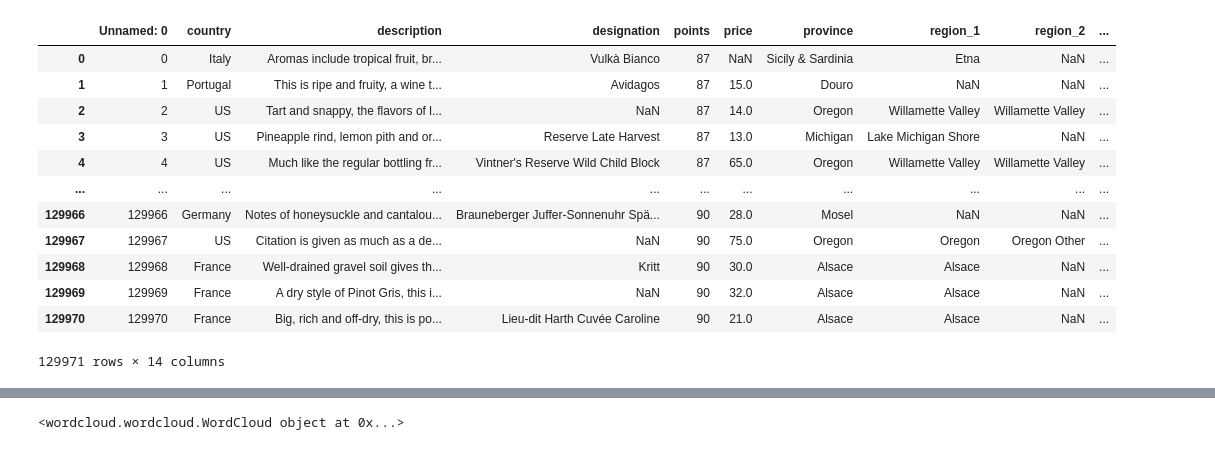
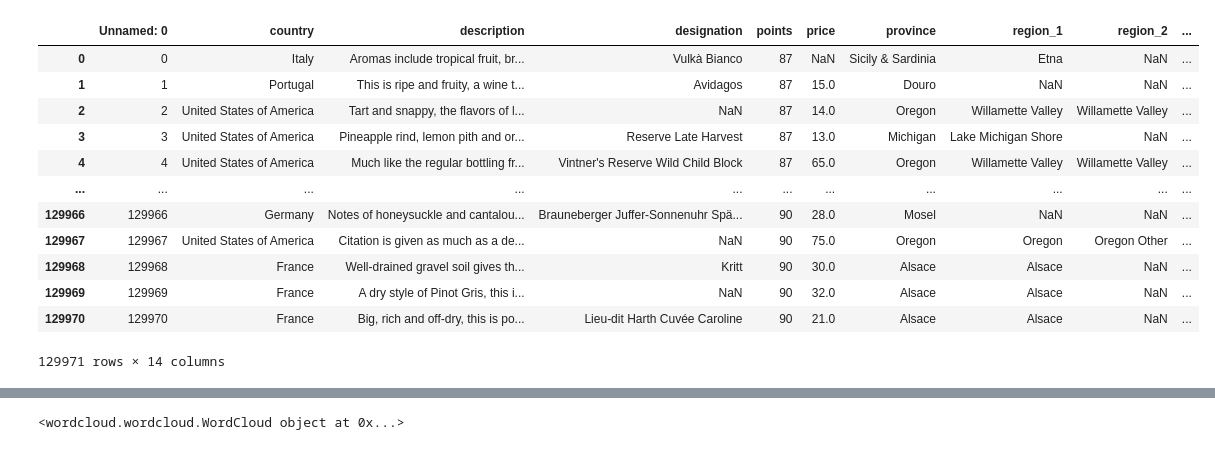
Before and after one commit to dilara444/TechLabsDUS_WineNot, a Jupyter notebook: notebooks/Katya-notebook.ipynb, the cells around one changed output, grey strips where cells are left out. Cells and saved outputs as stored; diff of their text form; code cells hidden in the pictures.

```diff
--- a/notebooks/Katya-notebook.ipynb
+++ b/notebooks/Katya-notebook.ipynb
@@ -100,18 +11,18 @@ from matplotlib.colors import Normalize
 from matplotlib import cm
 import matplotlib.patches as mpatches
 # %%
-wine_df = pd.read_csv('/Users/katrin/WineNot/TechLabsDUS_WineNot/data/raw/winemag-data-130k-v2.csv')
+wine_df = pd.read_csv('/Users/katrin/WineNot/TechLabsDUS_WineNot/data/cleaned/df_wine1.csv')
 display(wine_df)
 # %% [output]
 |  | Unnamed: 0 | country | description | designation | points | price | province | region_1 | region_2 | ... |
 | 0 | 0 | Italy | Aromas include tropical fruit, br... | Vulkà Bianco | 87 | NaN | Sicily & Sardinia | Etna | NaN | ... |
 | 1 | 1 | Portugal | This is ripe and fruity, a wine t... | Avidagos | 87 | 15.0 | Douro | NaN | NaN | ... |
-| 2 | 2 | US | Tart and snappy, the flavors of l... | NaN | 87 | 14.0 | Oregon | Willamette Valley | Willamette Valley | ... |
-| 3 | 3 | US | Pineapple rind, lemon pith and or... | Reserve Late Harvest | 87 | 13.0 | Michigan | Lake Michigan Shore | NaN | ... |
-| 4 | 4 | US | Much like the regular bottling fr... | Vintner's Reserve Wild Child Block | 87 | 65.0 | Oregon | Willamette Valley | Willamette Valley | ... |
+| 2 | 2 | United States of America | Tart and snappy, the flavors of l... | NaN | 87 | 14.0 | Oregon | Willamette Valley | Willamette Valley | ... |
+| 3 | 3 | United States of America | Pineapple rind, lemon pith and or... | Reserve Late Harvest | 87 | 13.0 | Michigan | Lake Michigan Shore | NaN | ... |
+| 4 | 4 | United States of America | Much like the regular bottling fr... | Vintner's Reserve Wild Child Block | 87 | 65.0 | Oregon | Willamette Valley | Willamette Valley | ... |
 | ... | ... | ... | ... | ... | ... | ... | ... | ... | ... | ... |
 | 129966 | 129966 | Germany | Notes of honeysuckle and cantalou... | Brauneberger Juffer-Sonnenuhr Spä... | 90 | 28.0 | Mosel | NaN | NaN | ... |
-| 129967 | 129967 | US | Citation is given as much as a de... | NaN | 90 | 75.0 | Oregon | Oregon | Oregon Other | ... |
+| 129967 | 129967 | United States of America | Citation is given as much as a de... | NaN | 90 | 75.0 | Oregon | Oregon | Oregon Other | ... |
 | 129968 | 129968 | France | Well-drained gravel soil gives th... | Kritt | 90 | 30.0 | Alsace | Alsace | NaN | ... |
 | 129969 | 129969 | France | A dry style of Pinot Gris, this i... | NaN | 90 | 32.0 | Alsace | Alsace | NaN | ... |
 | 129970 | 129970 | France | Big, rich and off-dry, this is po... | Lieu-dit Harth Cuvée Caroline | 90 | 21.0 | Alsace | Alsace | NaN | ... |
```
Also changed, not shown: parts of 14 cells of this notebook.
